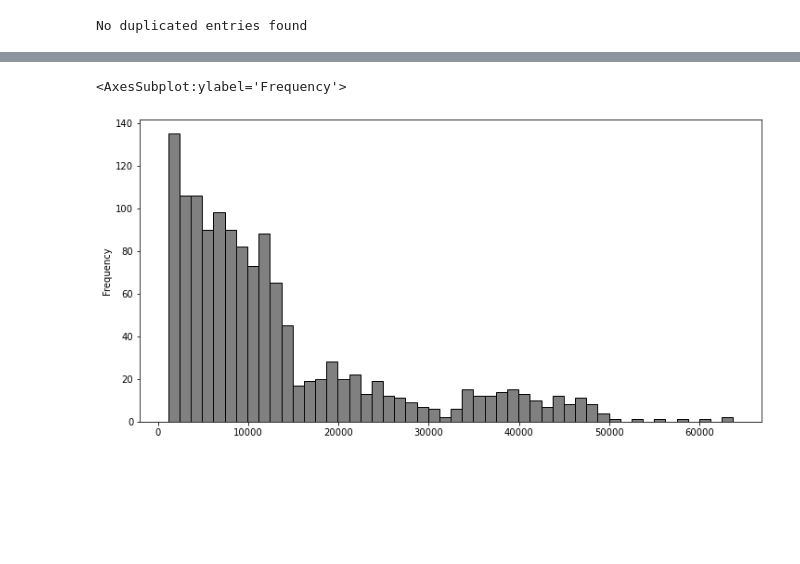
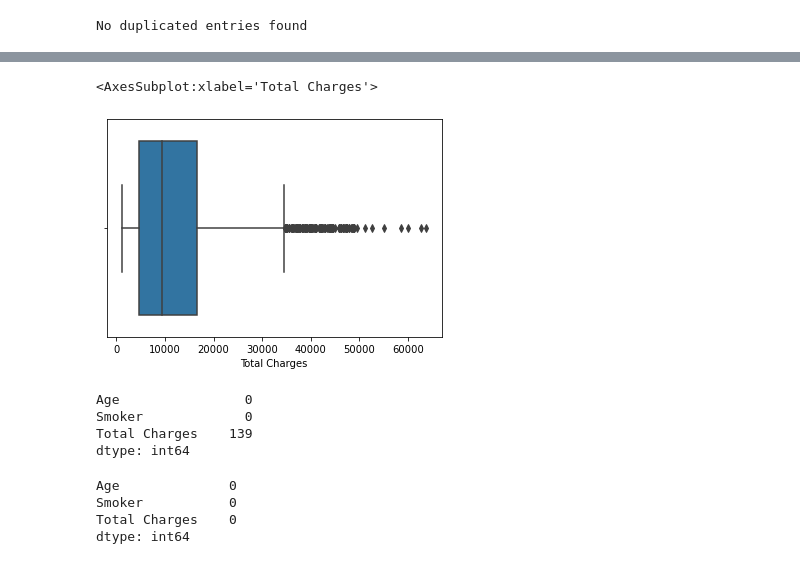
Before and after one commit to ubco-W2022T1-cosc301/project-group21, a Jupyter notebook: notebooks/analysis3a.ipynb, the cells around one changed output, grey strips where cells are left out. Drawn from its saved outputs; the diff is of its cells as text; code cells hidden in the pictures; blank space fills up the shorter version.

```diff
--- a/notebooks/analysis3a.ipynb
+++ b/notebooks/analysis3a.ipynb
@@ -195,6 +195,36 @@ sns.pairplot(dfMain)
-# %%
-dfMain['charges'].plot(kind='hist', bins=50, figsize=(12,6), facecolor='grey',edgecolor='black')
-# This is a positively skewed data. It shows that a larger number of people are charged on the lower end of the price range shown in our dataset
-# %% [output]
-<AxesSubplot:ylabel='Frequency'>
-[figure]
+# %%
+sns.boxplot(x=dfNew['Total Charges'])
+# This is a boxplot for the total charges. As you can see, there are many outliers which can be removed.
+# %% [output]
+<AxesSubplot:xlabel='Total Charges'>
+[figure, added]
+# %%
+for x in ['Total Charges']:
+    q75,q25 = np.percentile(dfNew.loc[:,x],[75,25])
+    iqr = q75-q25
+
+    max = q75+(1.5*iqr)
+    min = q25-(1.5*iqr)
+
+    dfNew.loc[dfNew[x] < min,x] = np.nan
+    dfNew.loc[dfNew[x] > max,x] = np.nan
+
+# This code identified the outliers and converted them to null values
+
+dfNew.isnull().sum()
+# This code shows the amount of null values.
+# %% [output]
+Age                0
+Smoker             0
+Total Charges    139
+dtype: int64
+# %%
+dfNew = dfNew.dropna(axis = 0)
+# This code drops the null values
+
+dfNew.isnull().sum()
+# %% [output]
+Age              0
+Smoker           0
+Total Charges    0
+dtype: int64
```
Also changed, not shown: parts of 24 cells of this notebook, 1 other file.
